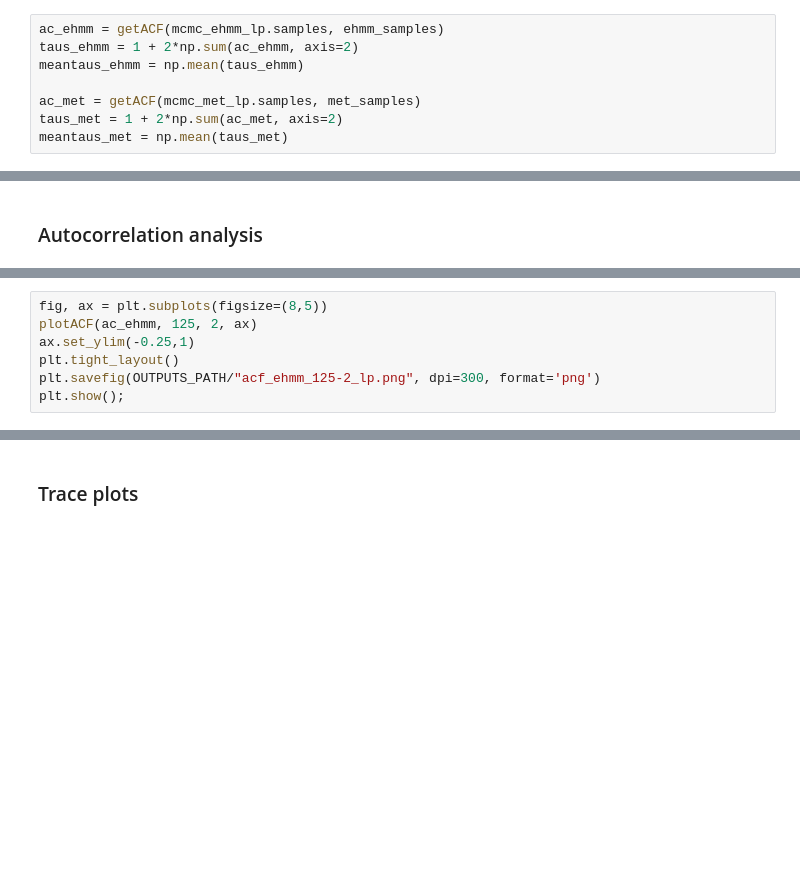
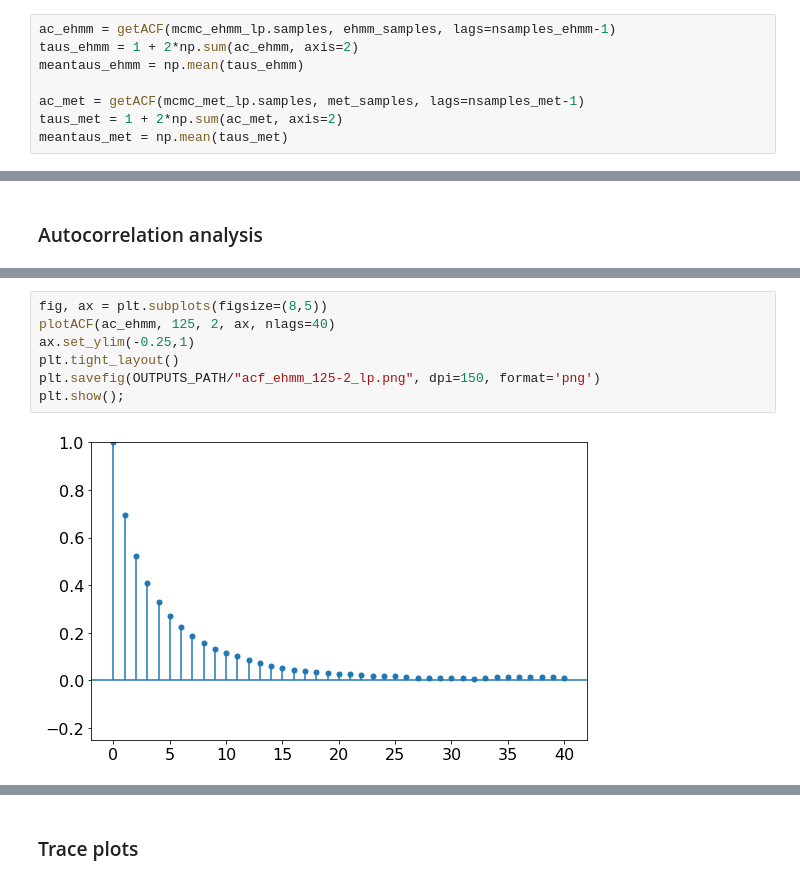
Before and after one commit to seiji594/baysis, a Jupyter notebook: notebooks/sampling_linpoiss.ipynb, the cells around one changed output, grey strips where cells are left out. Saved outputs shown, nothing was run; the diff lists cells and outputs as text; blank space fills up the shorter version.

```diff
--- a/notebooks/sampling_linpoiss.ipynb
+++ b/notebooks/sampling_linpoiss.ipynb
@@ -106,11 +120,11 @@ ehmm_burnin = int(0.1 * 2 * (n_iter_ehmm + 1)) # <-- as we run on reversed seque
 met_samples = mcmc_met_lp.getSamples(met_burnin)
 ehmm_samples = mcmc_ehmm_lp.getSamples(ehmm_burnin)
 # %%
-ac_ehmm = getACF(mcmc_ehmm_lp.samples, ehmm_samples)
+ac_ehmm = getACF(mcmc_ehmm_lp.samples, ehmm_samples, lags=nsamples_ehmm-1)
 taus_ehmm = 1 + 2*np.sum(ac_ehmm, axis=2)
 meantaus_ehmm = np.mean(taus_ehmm)
 
-ac_met = getACF(mcmc_met_lp.samples, met_samples)
+ac_met = getACF(mcmc_met_lp.samples, met_samples, lags=nsamples_met-1)
 taus_met = 1 + 2*np.sum(ac_met, axis=2)
 meantaus_met = np.mean(taus_met)
 # %%
@@ -209,9 +248,11 @@ plt.show();
 # %%
 fig, ax = plt.subplots(figsize=(8,5))
-plotACF(ac_ehmm, 125, 2, ax)
+plotACF(ac_ehmm, 125, 2, ax, nlags=40)
 ax.set_ylim(-0.25,1)
 plt.tight_layout()
-plt.savefig(OUTPUTS_PATH/"acf_ehmm_125-2_lp.png", dpi=300, format='png')
+plt.savefig(OUTPUTS_PATH/"acf_ehmm_125-2_lp.png", dpi=150, format='png')
 plt.show();
+# %% [output]
+[figure, added]
 # %%
 fig, ax = plt.subplots(figsize=(8,5))
```
Also changed, not shown: parts of 15 cells of this notebook, 9 other files.
